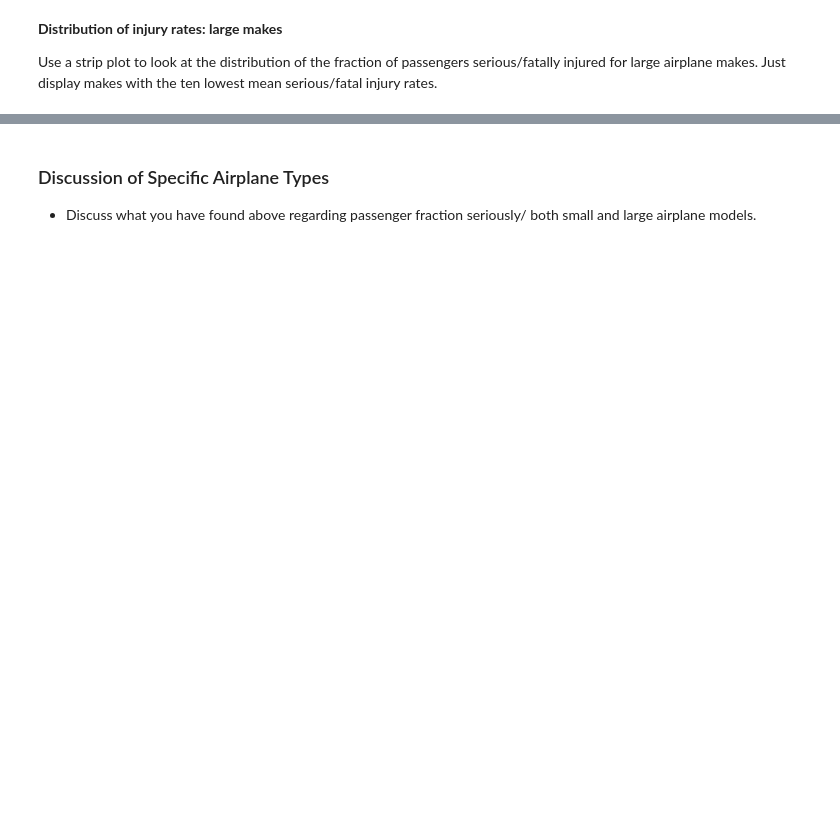
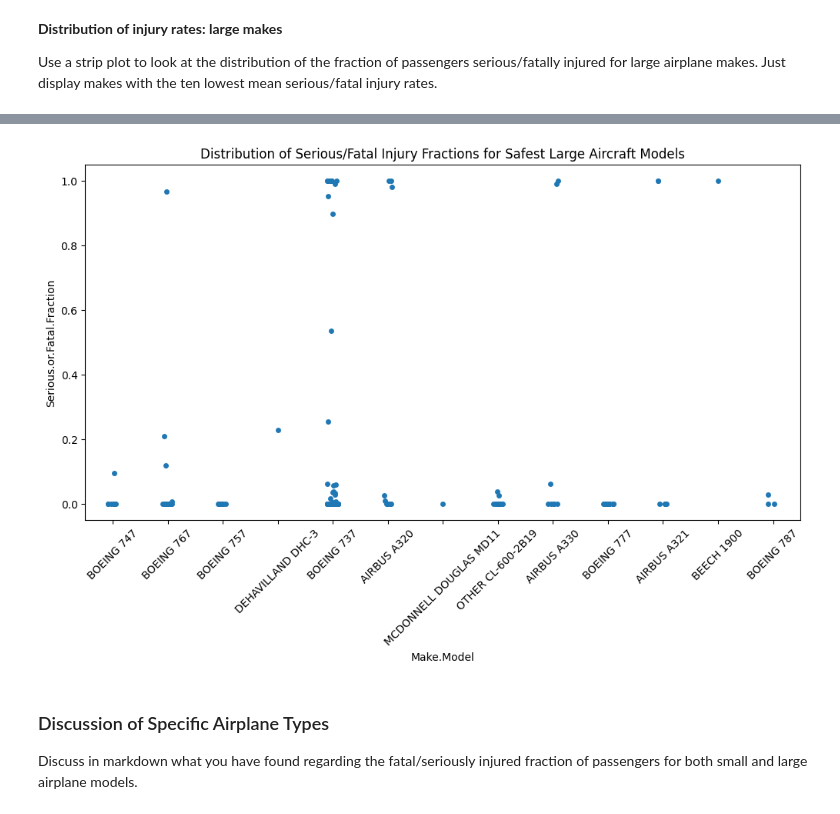
Before and after one commit to briansilberman/Summative-Lab---Data-Analysis---Jet-Airline-Safety, a Jupyter notebook: Aviation_Accidents_Data_Analysis.ipynb, the cells around one changed output, grey strips where cells are left out. Cells and saved outputs as stored; diff of their text form; code cells hidden in the pictures; blank space fills up the shorter version.

```diff
--- a/Aviation_Accidents_Data_Analysis.ipynb
+++ b/Aviation_Accidents_Data_Analysis.ipynb
@@ -146,3 +384,18 @@ large_makes_destroyed_risk
+# %%
+#First, get the ten safest large planes:
+top_10_large_models = large_models_injury_risk.index
+
+#Now, create a df that we'll use to make the strip plot:
+large_strip_plot_df = plane_type_df[(plane_type_df["Airplane.Size"] == "Large") & (plane_type_df["Make.Model"].isin(top_10_large_models))]
+
+#Now, let's make the strip plot:
+plt.figure(figsize = (12, 6))
+sns.stripplot(data = large_strip_plot_df, x = "Make.Model", y = "Serious.or.Fatal.Fraction")
+plt.title("Distribution of Serious/Fatal Injury Fractions for Safest Large Aircraft Models")
+plt.xticks(rotation = 45)
+plt.show()
+# %% [output]
+[figure, added]
 # %% [markdown]
 ### Discussion of Specific Airplane Types
-- Discuss what you have found above regarding passenger fraction seriously/ both small and large airplane models.
+Discuss in markdown what you have found regarding the fatal/seriously injured fraction of passengers for both small and large airplane models.
```
Also changed, not shown: parts of 47 cells of this notebook, 2 other files.
